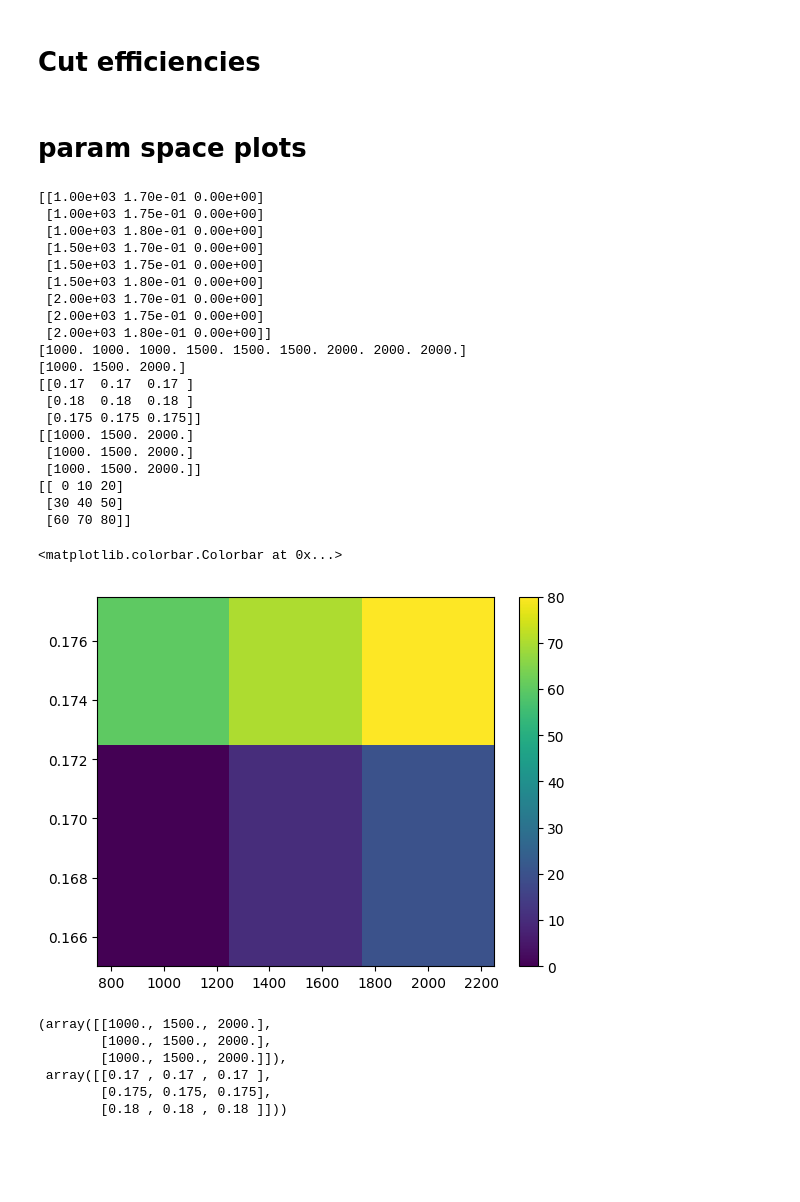
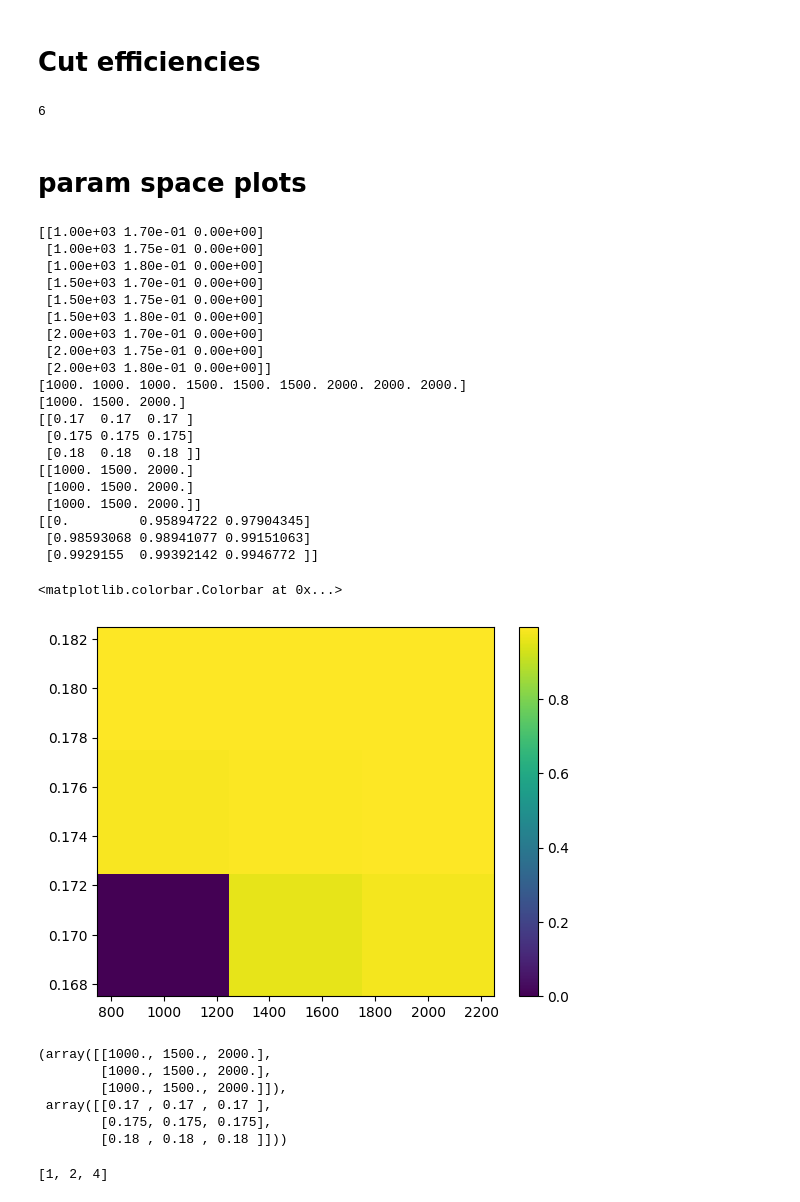
Before and after one commit to dysontk/LFVLNV, a Jupyter notebook: AnalysisAndSuch/Histos.ipynb, the cells around one changed output. Saved outputs shown, nothing was run; the diff lists cells and outputs as text; code cells hidden in the pictures; blank space fills up the shorter version.

```diff
--- a/AnalysisAndSuch/Histos.ipynb
+++ b/AnalysisAndSuch/Histos.ipynb
@@ -853,5 +853,9 @@ GangW3jeffs = 100-100*np.array([154859.00000, 12167.00000, 5486.00000, 1835.0000
 print(GangW3jeffs)
 # %%
 '{:.3f}'.format(4.6658)
+# %%
+sum([1,2,3])
+# %% [output]
+6
 # %% [markdown]
 # param space plots
@@ -865,43 +878,44 @@ print(AllDatArray[:,0])
 
 # for row in AllDatArray:
 
 print(np.array(list((set(AllDatArray[:,0])))))
-
-X, Y = np.meshgrid(np.array(list((set(AllDatArray[:,0])))), np.array(list((set(AllDatArray[:,1])))))
+almostY = list((set(AllDatArray[:,1])))
+almostY.sort()
+X, Y = np.meshgrid(np.array(list((set(AllDatArray[:,0])))), np.array(almostY))
 print(Y)
 print(X)
-# Z = np.reshape(AllDatArray[:,2], (3,3))
-Z = np.reshape(np.array([0,1,2,3,4,5,6,7,8])*10, (3,3))
+Z = np.reshape(AllDatArray[:,2], (3,3))
+# Z = get_Significance(np.reshape(np.array([0,1,2,3,4,5,6,7,8]), (3,3)))
 print(Z)
 fig, ax = plt.subplots()
 
 plot = ax.pcolor(X, Y, Z)
 fig.colorbar(plot, ax=ax)
 # plt.pcolor([AllDatArray[:,0], AllDatArray[:,1]], AllDatArray[:,2])
 # plt.pcolormesh()
 # %% [output]
 [[1.00e+03 1.70e-01 0.00e+00]
  [1.00e+03 1.75e-01 0.00e+00]
  [1.00e+03 1.80e-01 0.00e+00]
  [1.50e+03 1.70e-01 0.00e+00]
  [1.50e+03 1.75e-01 0.00e+00]
  [1.50e+03 1.80e-01 0.00e+00]
  [2.00e+03 1.70e-01 0.00e+00]
  [2.00e+03 1.75e-01 0.00e+00]
  [2.00e+03 1.80e-01 0.00e+00]]
 [1000. 1000. 1000. 1500. 1500. 1500. 2000. 2000. 2000.]
 [1000. 1500. 2000.]
 [[0.17  0.17  0.17 ]
- [0.18  0.18  0.18 ]
- [0.175 0.175 0.175]]
+ [0.175 0.175 0.175]
+ [0.18  0.18  0.18 ]]
 [[1000. 1500. 2000.]
  [1000. 1500. 2000.]
  [1000. 1500. 2000.]]
-[[ 0 10 20]
- [30 40 50]
- [60 70 80]]
+[[0.         0.95894722 0.97904345]
+ [0.98593068 0.98941077 0.99151063]
+ [0.9929155  0.99392142 0.9946772 ]]
 <matplotlib.colorbar.Colorbar at 0x...>
-[figure, old version]
+[figure, new version]
 # %%
 np.meshgrid(np.linspace(1000, 2000, 3), np.linspace(0.17, 0.18, 3))
 # %% [output]
@@ -911,3 +925,9 @@ np.meshgrid(np.linspace(1000, 2000, 3), np.linspace(0.17, 0.18, 3))
  array([[0.17 , 0.17 , 0.17 ],
         [0.175, 0.175, 0.175],
         [0.18 , 0.18 , 0.18 ]]))
+# %%
+a = [1,4,2]
+a.sort()
+print(a)
+# %% [output]
+[1, 2, 4]
```
Also changed, not shown: parts of 1 cell of this notebook, 2 other files.
